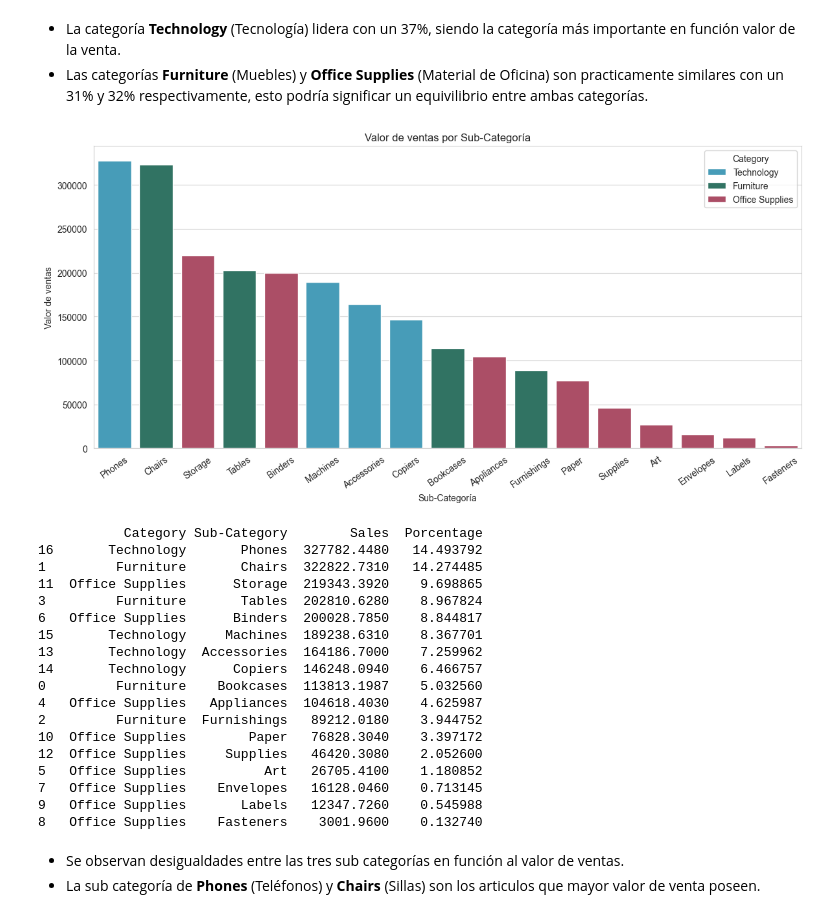
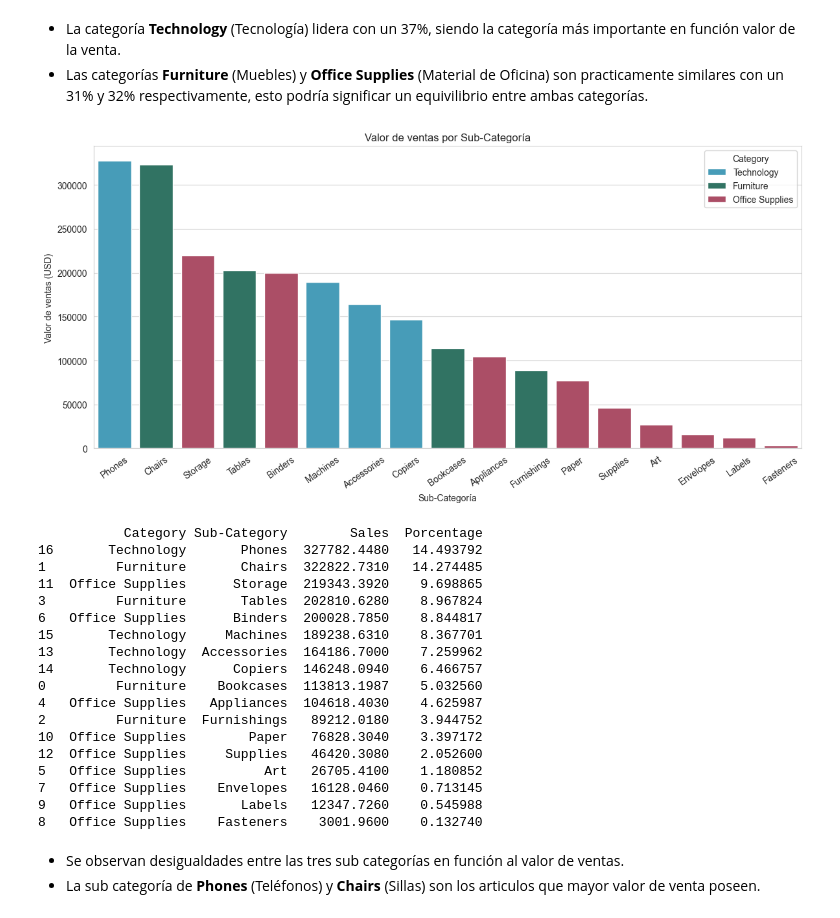
Before and after one commit to JBolaOcho/Superstore_Sales_Analysis, a Jupyter notebook: notebooks/1_EDA.ipynb, the cells around one changed output. Cells and saved outputs as stored; diff of their text form; code cells hidden in the pictures.

```diff
--- a/notebooks/1_EDA.ipynb
+++ b/notebooks/1_EDA.ipynb
@@ -199,22 +199,22 @@ plt.show()
 # %%
 # Crearemos gráfico en funnción de la categoría y subcategoría
 
 # Creamos nuestra variable agrupada por Categoría y Sub categorpia
 sales_category_subcategory = (df.groupby(["Category", "Sub-Category"])["Sales"].sum().reset_index().sort_values("Sales", ascending=False))
 sales_category_subcategory["Porcentage"] = (sales_category_subcategory["Sales"] / sales_category_subcategory["Sales"].sum()) * 100
 
 # Creamos el gráfico de barras
 plt.figure(figsize=(12, 6))
 sns.barplot(data=sales_category_subcategory, x="Sub-Category", y="Sales", hue="Category", palette=category_colors)
 plt.title("Valor de ventas por Sub-Categoría")
-plt.ylabel("Valor de ventas")
+plt.ylabel("Valor de ventas (USD)")
 plt.xlabel("Sub-Categoría")
 plt.xticks(rotation=35)
 plt.tight_layout()
 plt.show()
 print(sales_category_subcategory)
 # %% [output]
-[figure, old version]
+[figure, new version]
            Category Sub-Category        Sales  Porcentage
 16       Technology       Phones  327782.4480   14.493792
 1         Furniture       Chairs  322822.7310   14.274485
```
Also changed, not shown: parts of 9 cells of this notebook.
